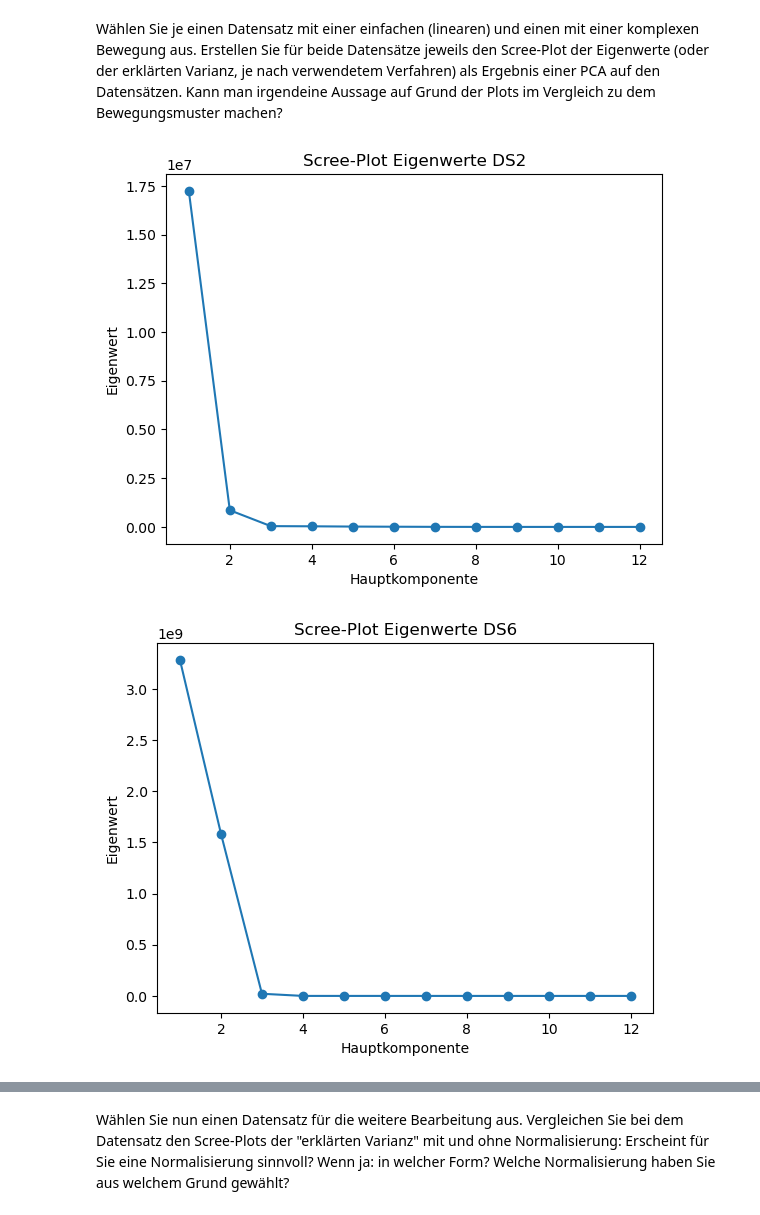
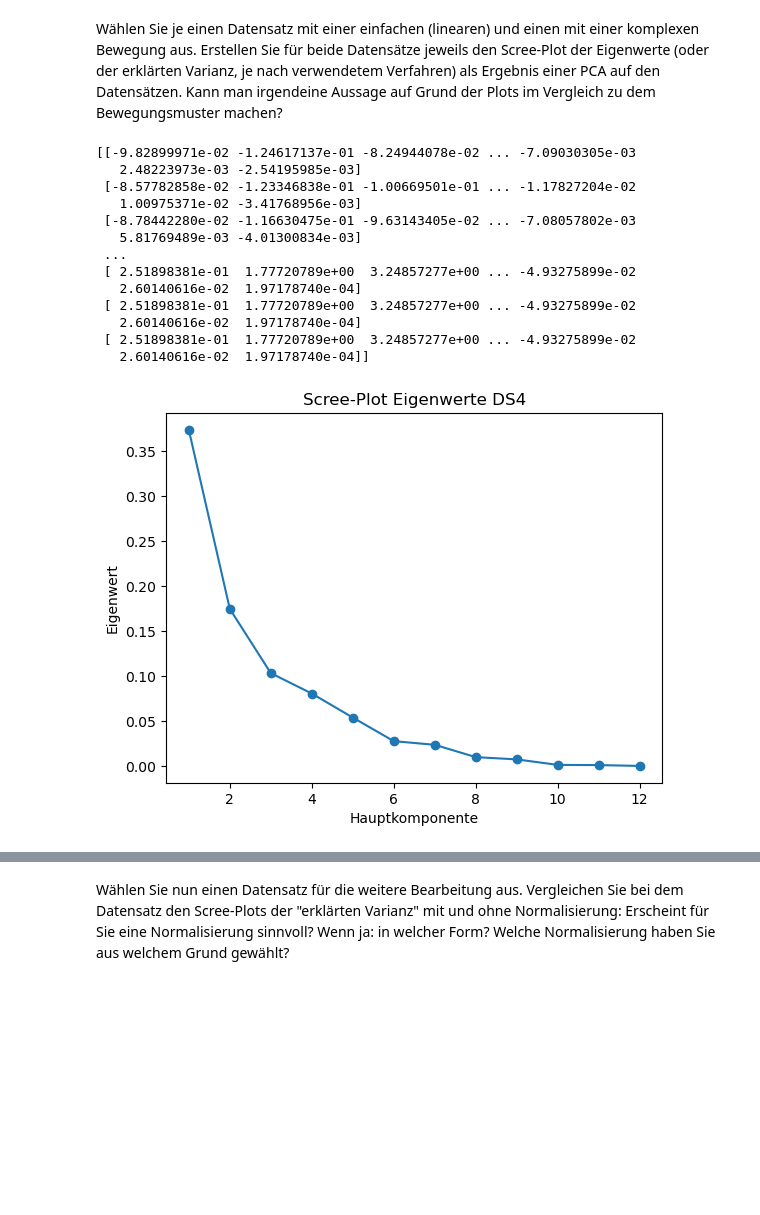
Before and after one commit to kanuphamm/ISS_Praktikum, a Jupyter notebook: Praktikum3/Praktikum3_v03tt.ipynb, the cells around one changed output, grey strips where cells are left out. Cells and saved outputs as stored; diff of their text form; code cells hidden in the pictures; blank space fills up the shorter version.

```diff
--- a/Praktikum3/Praktikum3_v03tt.ipynb
+++ b/Praktikum3/Praktikum3_v03tt.ipynb
@@ -255,56 +234,49 @@ Wählen Sie je einen Datensatz mit einer einfachen (linearen) und einen mit eine
 # %%
 import numpy as np
 import matplotlib.pyplot as plt
 from sklearn.decomposition import PCA
+from sklearn.preprocessing import MinMaxScaler
+
 
 # Daten einlesen
 data4 = np.genfromtxt("DataSets/Datensatz4.csv", delimiter=";", skip_header=1)
 data4 = data4[:,1:]
 # NaN-Werte entfernen
 data4 = np.nan_to_num(data4)
 
+scaler_MM = MinMaxScaler(feature_range=(-1, 1))
+scaler_MM.fit(data4)
+normal_data4 = scaler_MM.transform(data4)
+
 # PCA durchführen
-pca = PCA()
-pca.fit(data4)
-data4 = pca.transform(data4)
+pca4n = PCA()
+pca4n.fit(normal_data4)
+normal_data4 = pca4n.transform(normal_data4)
+print(normal_data4)
+
 
 # Eigenwerte berechnen
-eigenvalues = pca.explained_variance_
+eigenvalues = pca4n.explained_variance_
 eigenvalues = np.array(eigenvalues)
 
 # Scree-Plot erstellen
 plt.plot(np.arange(1, len(eigenvalues) + 1), eigenvalues, marker='o')
 plt.xlabel('Hauptkomponente')
 plt.ylabel('Eigenwert')
-plt.title('Scree-Plot Eigenwerte DS2')
+plt.title('Scree-Plot Eigenwerte DS4')
 plt.show()
 # %% [output]
+[[-9.82899971e-02 -1.24617137e-01 -8.24944078e-02 ... -7.09030305e-03
+   2.48223973e-03 -2.54195985e-03]
+ [-8.57782858e-02 -1.23346838e-01 -1.00669501e-01 ... -1.17827204e-02
+   1.00975371e-02 -3.41768956e-03]
+ [-8.78442280e-02 -1.16630475e-01 -9.63143405e-02 ... -7.08057802e-03
+   5.81769489e-03 -4.01300834e-03]
+ ...
+ [ 2.51898381e-01  1.77720789e+00  3.24857277e+00 ... -4.93275899e-02
+   2.60140616e-02  1.97178740e-04]
+ [ 2.51898381e-01  1.77720789e+00  3.24857277e+00 ... -4.93275899e-02
+   2.60140616e-02  1.97178740e-04]
+ [ 2.51898381e-01  1.77720789e+00  3.24857277e+00 ... -4.93275899e-02
+   2.60140616e-02  1.97178740e-04]]
-[figure, old version]
+[figure, new version]
-# %%
-import numpy as np
-import matplotlib.pyplot as plt
-from sklearn.decomposition import PCA
-
-# Daten einlesen
-data = np.genfromtxt("Datasets/Datensatz6.csv", delimiter=";", skip_header=1)
-data = data[:,1:]
-# NaN-Werte entfernen
-data = np.nan_to_num(data)
-
-# PCA durchführen
-pca = PCA()
-pca.fit(data)
-data = pca.transform(data)
-
-# Eigenwerte berechnen
-eigenvalues = pca.explained_variance_
-eigenvalues = np.array(eigenvalues)
-
-# Scree-Plot erstellen
-plt.plot(np.arange(1, len(eigenvalues) + 1), eigenvalues, marker='o')
-plt.xlabel('Hauptkomponente')
-plt.ylabel('Eigenwert')
-plt.title('Scree-Plot Eigenwerte DS6')
-plt.show()
-# %% [output]
-[figure, removed]
```
Also changed, not shown: parts of 6 cells of this notebook, 1 other file.
